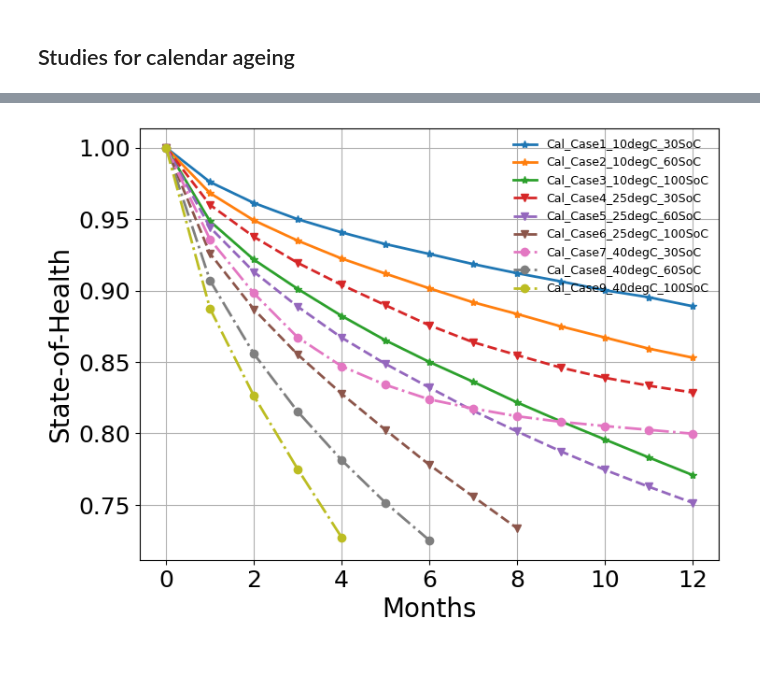
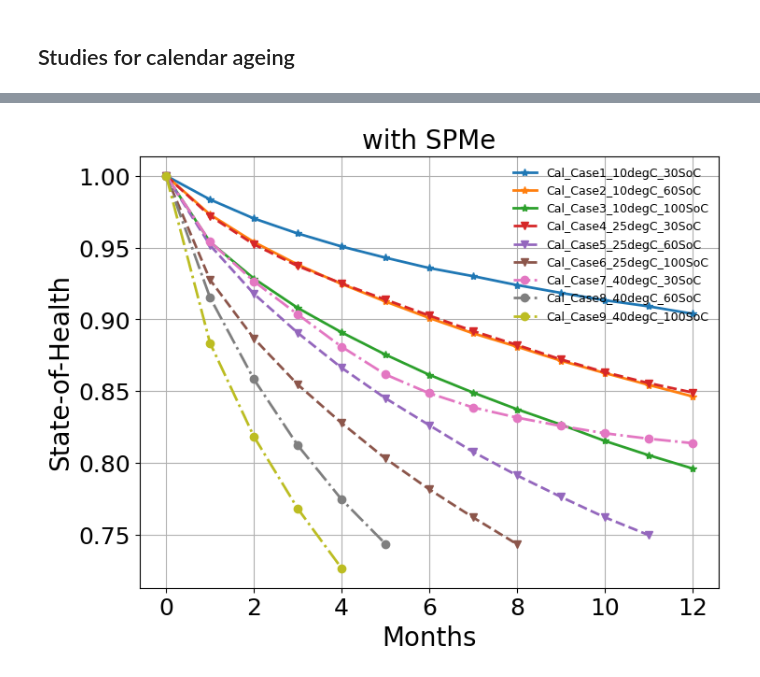
Before and after one commit to ganmadche/PyBaMMlocal, a Jupyter notebook: wip/rev1_paperKneedfn2026_calendarStudies.ipynb, the cells around one changed output, grey strips where cells are left out. Cells and saved outputs as stored; diff of their text form; code cells hidden in the pictures.

Commit message:
ran sims with final param rev1 paper

```diff
--- a/wip/rev1_paperKneedfn2026_calendarStudies.ipynb
+++ b/wip/rev1_paperKneedfn2026_calendarStudies.ipynb
@@ -12,9 +12,9 @@ current_directory = os.getcwd()
 parameter_values = pybamm.ParameterValues("OKane2022") #
 options = {"thermal": "lumped","lithium plating": "partially reversible","SEI":"ec reaction limited", "SEI film resistance":"average", "SEI porosity change": "true","loss of active material": "stress-driven","particle mechanics":"swelling only"}
 # %%
-model = pybamm.lithium_ion.SPM(options=options)
+model = pybamm.lithium_ion.SPMe(options=options)
 # %%
-# %load nialldata_tuneparameters_final.py
+# %load nialldata_tuneparameters_final2.py
 #For tuning with base heat cooling for Niall data only
 parameter_values.update({"Total heat transfer coefficient [W.m-2.K-1]": 10.0,})
 #thermal parameters update
@@ -30,9 +30,9 @@ def ec_diffusivity(T_amb):
     return D_sj * arrhenius
 parameter_values.update({"EC diffusivity [m2.s-1]": ec_diffusivity})
 #sei parameters update
-parameter_values.update({"SEI kinetic rate constant [m.s-1]": 5*1e-12*0.002*0.5})
+parameter_values.update({"SEI kinetic rate constant [m.s-1]": 2*1e-12*0.002*0.5})
 parameter_values.update({"SEI growth activation energy [J.mol-1]": 42000.0,
-                         "SEI partial molar volume [m3.mol-1]": 9.585e-05*0.4,
+                         "SEI partial molar volume [m3.mol-1]": 9.585e-05*0.25,
                          "SEI resistivity [Ohm.m]": 200000.0
                          })
 # LAM parameters update
@@ -52,9 +52,9 @@ parameter_values.update({"Positive electrode LAM constant proportional term [s-1
 
 #Plating paremeters update
 parameter_values.update({
-                        "Lithium plating kinetic rate constant [m.s-1]": 300*5*1e-09*0.001,
+                        "Lithium plating kinetic rate constant [m.s-1]": 100*5*1e-09*0.001,
                         "Lithium plating transfer coefficient": 0.65,
-                        "Dead lithium decay constant [s-1]": 7e-05,
+                        "Dead lithium decay constant [s-1]": 3e-05,
 
                         })
 # %%
@@ -117,7 +117,7 @@ termination_capacity = 75
 crate_ref = 0.1
 period_charge_discharge = 5
 period_rest = 60
-safe_solver = pybamm.IDAKLUSolver(options={"dt_max": 10}) #mode="safe", ,  dt_max= dt_max
+safe_solver = pybamm.IDAKLUSolver() #mode="safe", ,  dt_max= dt_max
 
 
 simcase_list = []
@@ -148,13 +148,14 @@ for n in range(len(df22)): #[4]
     rest_string = f"Rest for {days_per_month*24} hours ({period_rest} minute period)"
 
     list_of_steps_auto = list([rest_string])
+    one_cycle = (rest_string)
 
     steps_total = len(list_of_steps_auto)
 
     simcase_list.append(f"Case {simcase}: {tempC_case}degC, {soc_case*100}%SoC, {days_per_month} days calendar for each cycle")
     no_steps_list.append(steps_total)
     experiment_list.append(list_of_steps_auto)
-    exp1 = pybamm.Experiment(["Rest for 1 minute"]+list_of_steps_auto*months_per_year*years_for_sim, termination=f"{termination_capacity}% capacity")
+    exp1 = pybamm.Experiment(["Rest for 1 minute"]+[one_cycle]*(months_per_year*years_for_sim), termination=f"{termination_capacity}% capacity")
     sim1 = pybamm.Simulation(model=model1, parameter_values=parameter_values, experiment=exp1, solver=safe_solver)
     sol1 = sim1.solve(showprogress=True, ) #save_at_cycles=50
     print("Took", sol1.solve_time)
@@ -184,9 +185,9 @@ for n in range(len(df22)): #[4]
     df2["Qpl"] = Qpl
     df2["LLIp"] = Qlli
     df2["Qside"] = Qside
-    df2.to_csv(f"{current_directory}/rev1LinkingPaper2026/calendarStudies/rev1_Cal_case{simcase}_{tempC_case}degC_{soc_case*100}SoC_{days_per_month}calendardays_percycle_DFN.csv")
+    df2.to_csv(f"{current_directory}/rev1LinkingPaper2026/calendarStudies/rev1_Cal_case{simcase}_{tempC_case}degC_{soc_case*100}SoC_{days_per_month}calendardays_percycle_SPMe2.csv")
 
-    plt.plot(cycle1/(steps_total),Q1,"--", label =f"Cal_case{simcase}_{tempC_case}degC_{int(soc_case*100)}SoC")
+    plt.plot(cycle1,Q1,"--", label =f"Cal_case{simcase}_{tempC_case}degC_{int(soc_case*100)}SoC")
     plt.legend(fontsize=6)
 
 plt.xlabel("Months")
@@ -201,5 +202,5 @@ df_conditions["simcase"] = simcase_list
 df_conditions["Experiment"] = experiment_list
 df_conditions["n_steps"] = no_steps_list
 
-df_conditions.to_csv(f"{current_directory}/rev1LinkingPaper2026/calendarStudies/experiments_calendar_dfn.csv")
+df_conditions.to_csv(f"{current_directory}/rev1LinkingPaper2026/calendarStudies/experiments_calendar_spme2.csv")
 # %% [output]
@@ -226,44 +227,44 @@ for m in range(3): #33,49, #range(27,54):#: #range(5): #
 
     soc_case = df3["SoC"][n]*0.01
 
-    df4 = pd.read_csv(f"{current_directory}/rev1LinkingPaper2026/calendarStudies/rev1_Cal_case{simcase}_{tempC_case}degC_{soc_case*100}SoC_{days_per_month}calendardays_percycle_DFN.csv")
+    df4 = pd.read_csv(f"{current_directory}/rev1LinkingPaper2026/calendarStudies/rev1_Cal_case{simcase}_{tempC_case}degC_{soc_case*100}SoC_{days_per_month}calendardays_percycle_SPMe2.csv")
     plt.plot(df4["Months"], df4["Capacity"]/ df4["Capacity"][0]*1,marker='*', markevery=1,linewidth=2, label =f"Cal_Case{simcase}_{tempC_case}degC_{int(soc_case*100)}SoC")
 
 for m in range(3,6): #33,49, #range(27,54):#: #range(5): #
 
     n = m
     tempC_case = df3["Temperature"][n]
     simcase = df3["Case"][n]
 
     soc_case = df3["SoC"][n]*0.01
 
-    df4 = pd.read_csv(f"{current_directory}/rev1LinkingPaper2026/calendarStudies/rev1_Cal_case{simcase}_{tempC_case}degC_{soc_case*100}SoC_{days_per_month}calendardays_percycle_DFN.csv")
+    df4 = pd.read_csv(f"{current_directory}/rev1LinkingPaper2026/calendarStudies/rev1_Cal_case{simcase}_{tempC_case}degC_{soc_case*100}SoC_{days_per_month}calendardays_percycle_SPMe2.csv")
     plt.plot(df4["Months"], df4["Capacity"]/df4["Capacity"][0]*1,ls='--',marker='v', markevery=1,linewidth=2, label =f"Cal_Case{simcase}_{tempC_case}degC_{int(soc_case*100)}SoC")
 
 for m in range(6,9): #33,49, #range(27,54):#: #range(5): #
 
     n = m
     tempC_case = df3["Temperature"][n]
     simcase = df3["Case"][n]
 
     soc_case = df3["SoC"][n]*0.01
 
-    df4 = pd.read_csv(f"{current_directory}/rev1LinkingPaper2026/calendarStudies/rev1_Cal_case{simcase}_{tempC_case}degC_{soc_case*100}SoC_{days_per_month}calendardays_percycle_DFN.csv")
+    df4 = pd.read_csv(f"{current_directory}/rev1LinkingPaper2026/calendarStudies/rev1_Cal_case{simcase}_{tempC_case}degC_{soc_case*100}SoC_{days_per_month}calendardays_percycle_SPMe2.csv")
     plt.plot(df4["Months"], df4["Capacity"]/df4["Capacity"][0]*1,ls='-.',marker='o', markevery=1,linewidth=2, label =f"Cal_Case{simcase}_{tempC_case}degC_{int(soc_case*100)}SoC")
 
 
 plt.xlabel('Months',fontsize=20)
 plt.ylabel('State-of-Health',fontsize=20)
-#plt.title('Calendar Ageing',fontsize=20)
+plt.title('with SPMe',fontsize=20)
 #plt.ylim([0.6, 1.05])
 #plt.xlim([-1, 14])
 plt.legend(fontsize=9,framealpha=0)
 plt.xticks(fontsize=18)
 plt.yticks(fontsize=18)
 plt.grid(True)
 plt.show()
 # %% [output]
-[figure, old version]
+[figure, new version]
 # %%
 fig, axes = plt.subplots(4, 2, figsize=(8,9), sharex=True)
 axes = axes.flatten()
```
Also changed, not shown: parts of 5 cells of this notebook, 2 other files.
